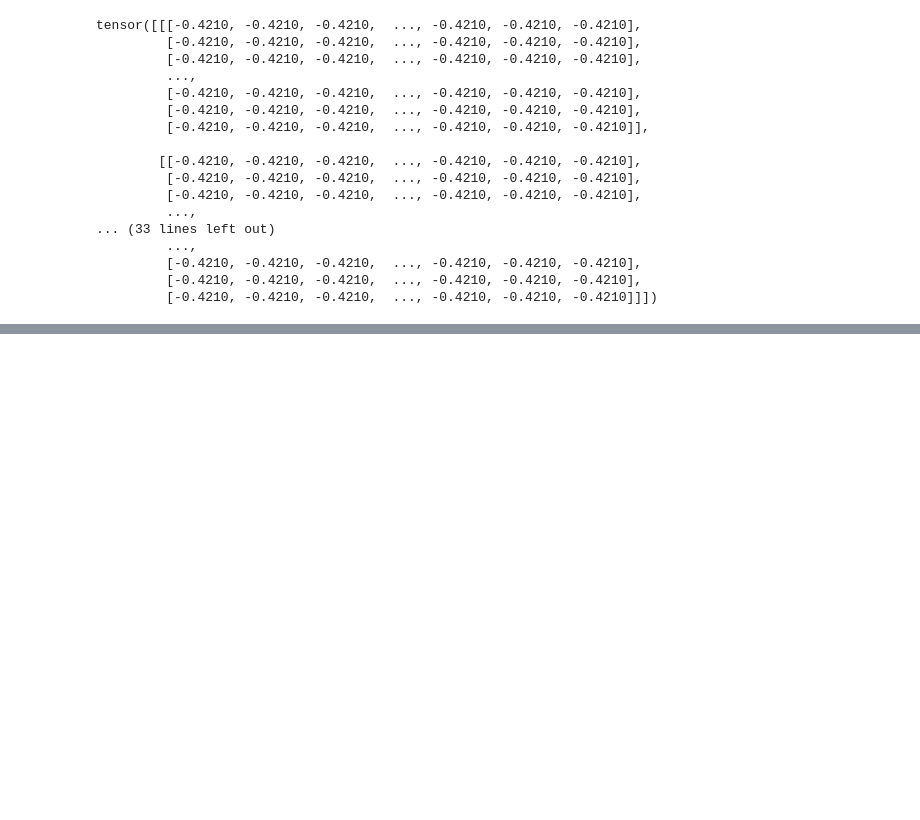
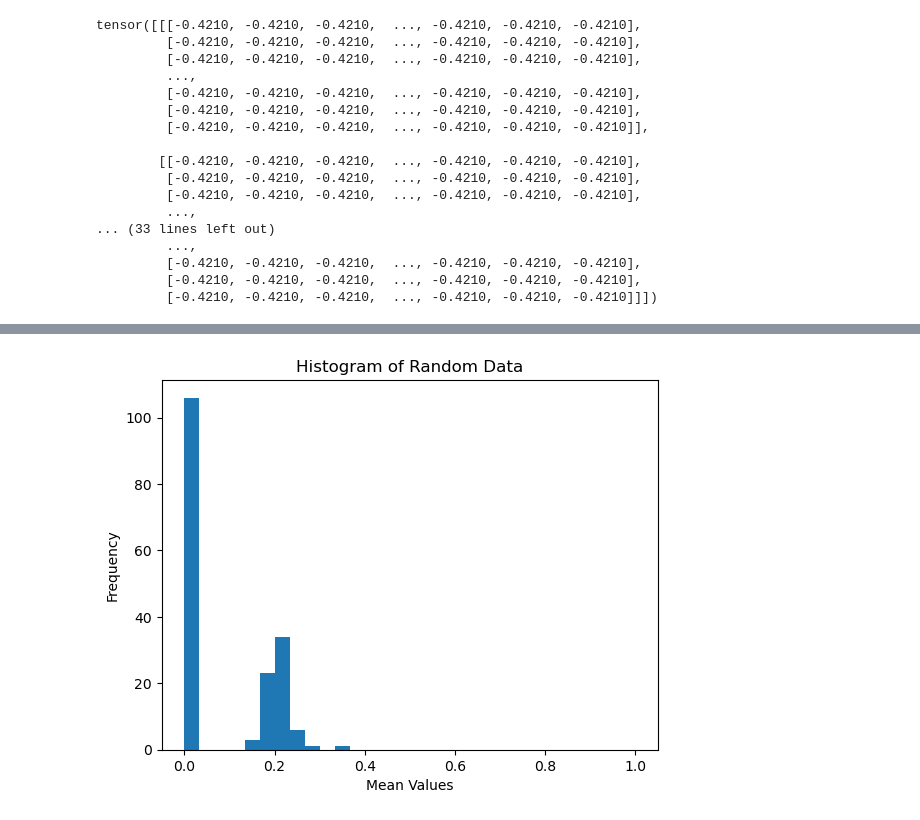
Before and after one commit to fsu-sc/hipergator-and-data-loaders-team02, a Jupyter notebook: Answer.ipynb, the cells around one changed output, grey strips where cells are left out. Drawn from its saved outputs; the diff is of its cells as text; code cells hidden in the pictures; blank space fills up the shorter version.

```diff
--- a/Answer.ipynb
+++ b/Answer.ipynb
@@ -239,0 +281,13 @@ tensor([[[-0.4210, -0.4210, -0.4210,  ..., -0.4210, -0.4210, -0.4210],
+# %%
+# plot a histogram of the data
+plt.hist(ImageMeansUNNORM[:,1], bins=30, range=(0,1))
+
+# add labels and title
+plt.xlabel('Mean Values')
+plt.ylabel('Frequency')
+plt.title('Histogram of Random Data')
+
+# display the plot
+plt.show()
+# %% [output]
+[figure, added]
```
Also changed, not shown: parts of 8 cells of this notebook, 1 other file.
